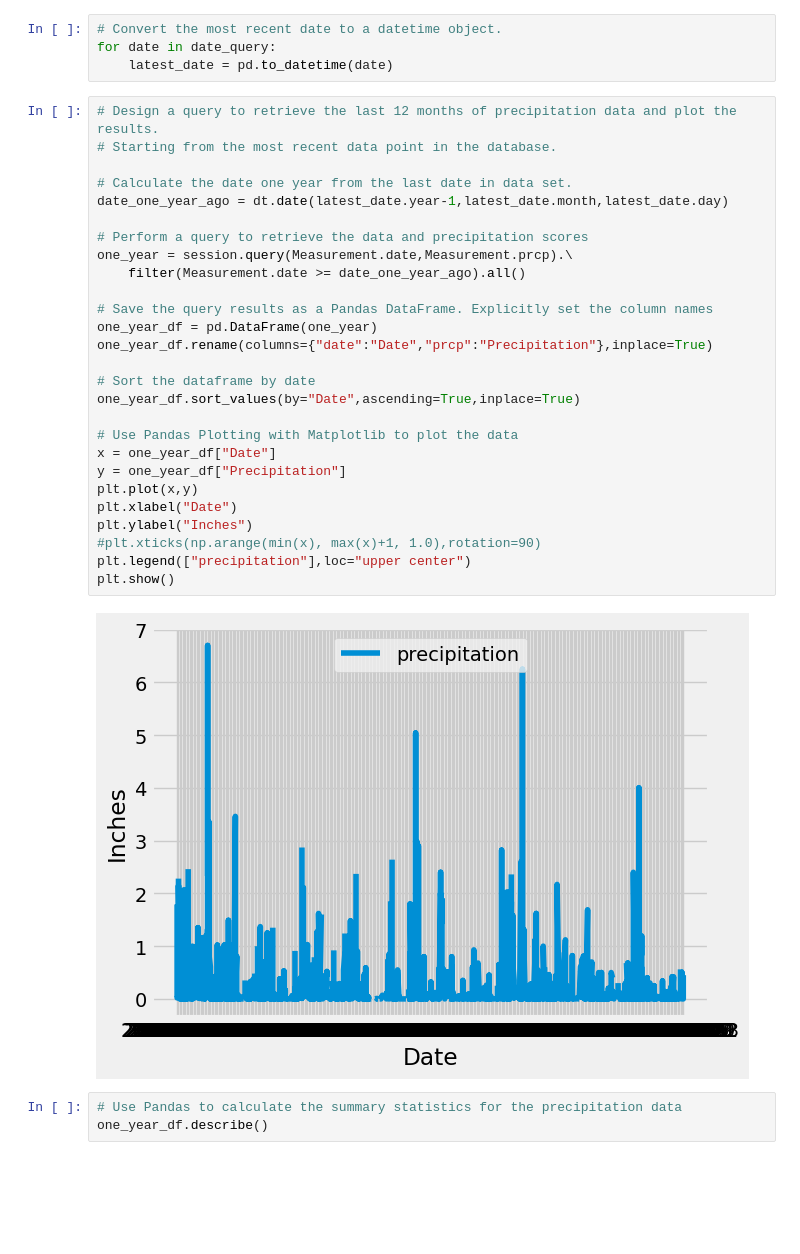
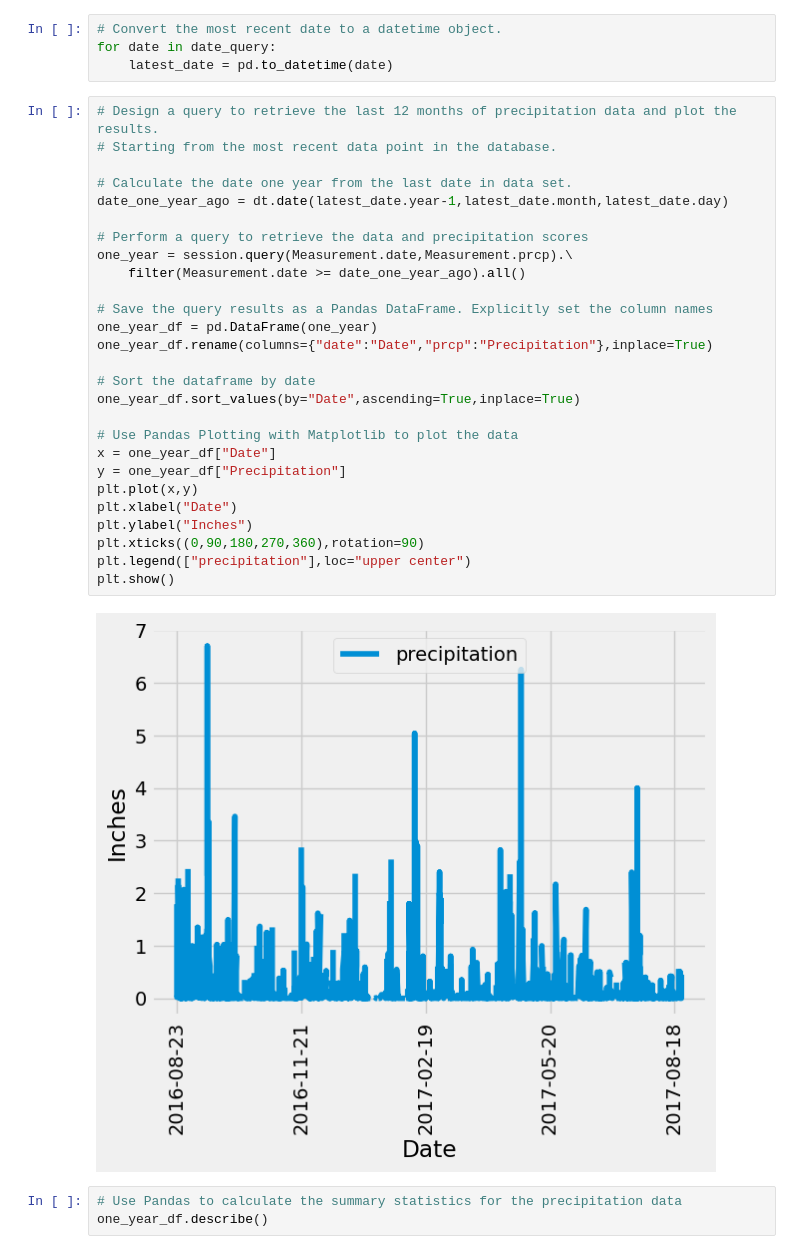
Before and after one commit to VinnyShankar/sqlalchemy-challenge, a Jupyter notebook: SurfsUp/climate.ipynb, the cells around one changed output. Cells and saved outputs as stored; diff of their text form; blank space fills up the shorter version.

Commit message:
precipitation plot refactoring

```diff
--- a/SurfsUp/climate.ipynb
+++ b/SurfsUp/climate.ipynb
@@ -64,32 +64,32 @@ for date in date_query:
 # %%
 # Design a query to retrieve the last 12 months of precipitation data and plot the results.
 # Starting from the most recent data point in the database.
 
 # Calculate the date one year from the last date in data set.
 date_one_year_ago = dt.date(latest_date.year-1,latest_date.month,latest_date.day)
 
 # Perform a query to retrieve the data and precipitation scores
 one_year = session.query(Measurement.date,Measurement.prcp).\
     filter(Measurement.date >= date_one_year_ago).all()
 
 # Save the query results as a Pandas DataFrame. Explicitly set the column names
 one_year_df = pd.DataFrame(one_year)
 one_year_df.rename(columns={"date":"Date","prcp":"Precipitation"},inplace=True)
 
 # Sort the dataframe by date
 one_year_df.sort_values(by="Date",ascending=True,inplace=True)
 
 # Use Pandas Plotting with Matplotlib to plot the data
 x = one_year_df["Date"]
 y = one_year_df["Precipitation"]
 plt.plot(x,y)
 plt.xlabel("Date")
 plt.ylabel("Inches")
-#plt.xticks(np.arange(min(x), max(x)+1, 1.0),rotation=90)
+plt.xticks((0,90,180,270,360),rotation=90)
 plt.legend(["precipitation"],loc="upper center")
 plt.show()
 # %% [output]
-[figure, old version]
+[figure, new version]
 # %%
 # Use Pandas to calculate the summary statistics for the precipitation data
 one_year_df.describe()
```
Also changed, not shown: parts of 1 cell of this notebook.
